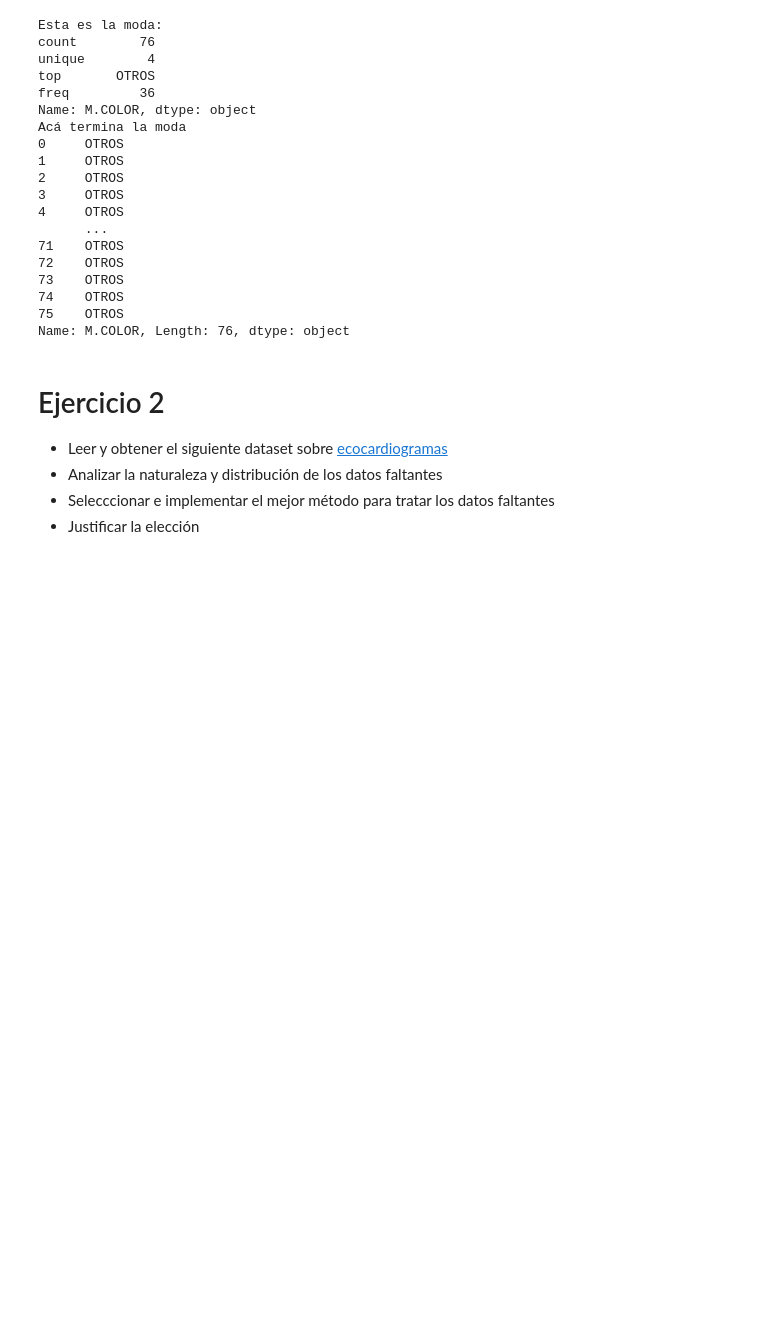
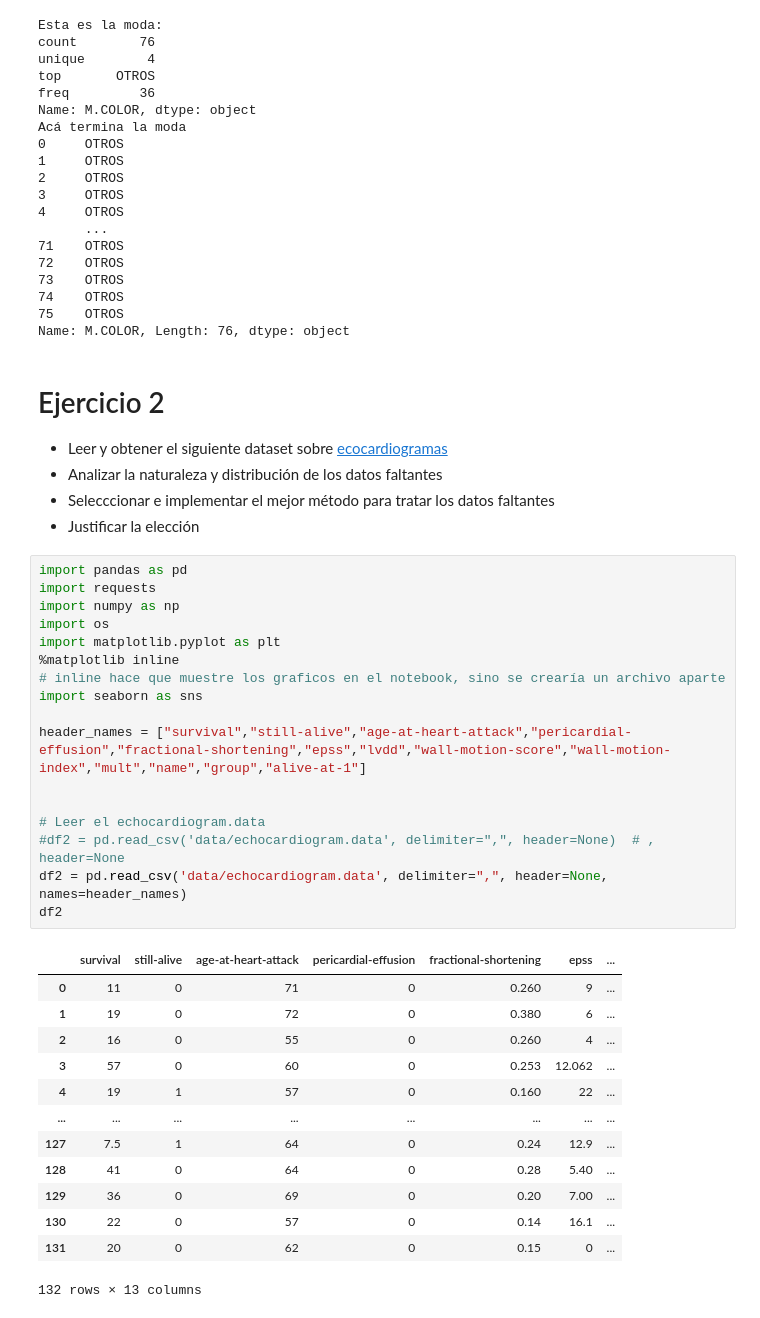
Before and after one commit to ArianMisino/BaseDeDatos2UM, a Jupyter notebook: 2 - TP2.ipynb, the cells around one changed output. Cells and saved outputs as stored; diff of their text form; blank space fills up the shorter version.

```diff
--- a/2 - TP2.ipynb
+++ b/2 - TP2.ipynb
@@ -174,3 +175,34 @@ Name: M.COLOR, Length: 76, dtype: object
 - Analizar la naturaleza y distribución de los datos faltantes
 - Selecccionar e implementar el mejor método para tratar los datos faltantes
 - Justificar la elección
+# %%
+import pandas as pd
+import requests
+import numpy as np
+import os
+import matplotlib.pyplot as plt
+%matplotlib inline
+# inline hace que muestre los graficos en el notebook, sino se crearía un archivo aparte
+import seaborn as sns
+
+header_names = ["survival","still-alive","age-at-heart-attack","pericardial-effusion","fractional-shortening","epss","lvdd","wall-motion-score","wall-motion-index","mult","name","group","alive-at-1"]
+
+
+# Leer el echocardiogram.data
+#df2 = pd.read_csv('data/echocardiogram.data', delimiter=",", header=None)  # , header=None
+df2 = pd.read_csv('data/echocardiogram.data', delimiter=",", header=None, names=header_names)
+df2
+# %% [output]
+|  | survival | still-alive | age-at-heart-attack | pericardial-effusion | fractional-shortening | epss | ... |
+| 0 | 11 | 0 | 71 | 0 | 0.260 | 9 | ... |
+| 1 | 19 | 0 | 72 | 0 | 0.380 | 6 | ... |
+| 2 | 16 | 0 | 55 | 0 | 0.260 | 4 | ... |
+| 3 | 57 | 0 | 60 | 0 | 0.253 | 12.062 | ... |
+| 4 | 19 | 1 | 57 | 0 | 0.160 | 22 | ... |
+| ... | ... | ... | ... | ... | ... | ... | ... |
+| 127 | 7.5 | 1 | 64 | 0 | 0.24 | 12.9 | ... |
+| 128 | 41 | 0 | 64 | 0 | 0.28 | 5.40 | ... |
+| 129 | 36 | 0 | 69 | 0 | 0.20 | 7.00 | ... |
+| 130 | 22 | 0 | 57 | 0 | 0.14 | 16.1 | ... |
+| 131 | 20 | 0 | 62 | 0 | 0.15 | 0 | ... |
+132 rows × 13 columns
```
Also changed, not shown: parts of 10 cells of this notebook, 2 other files.
